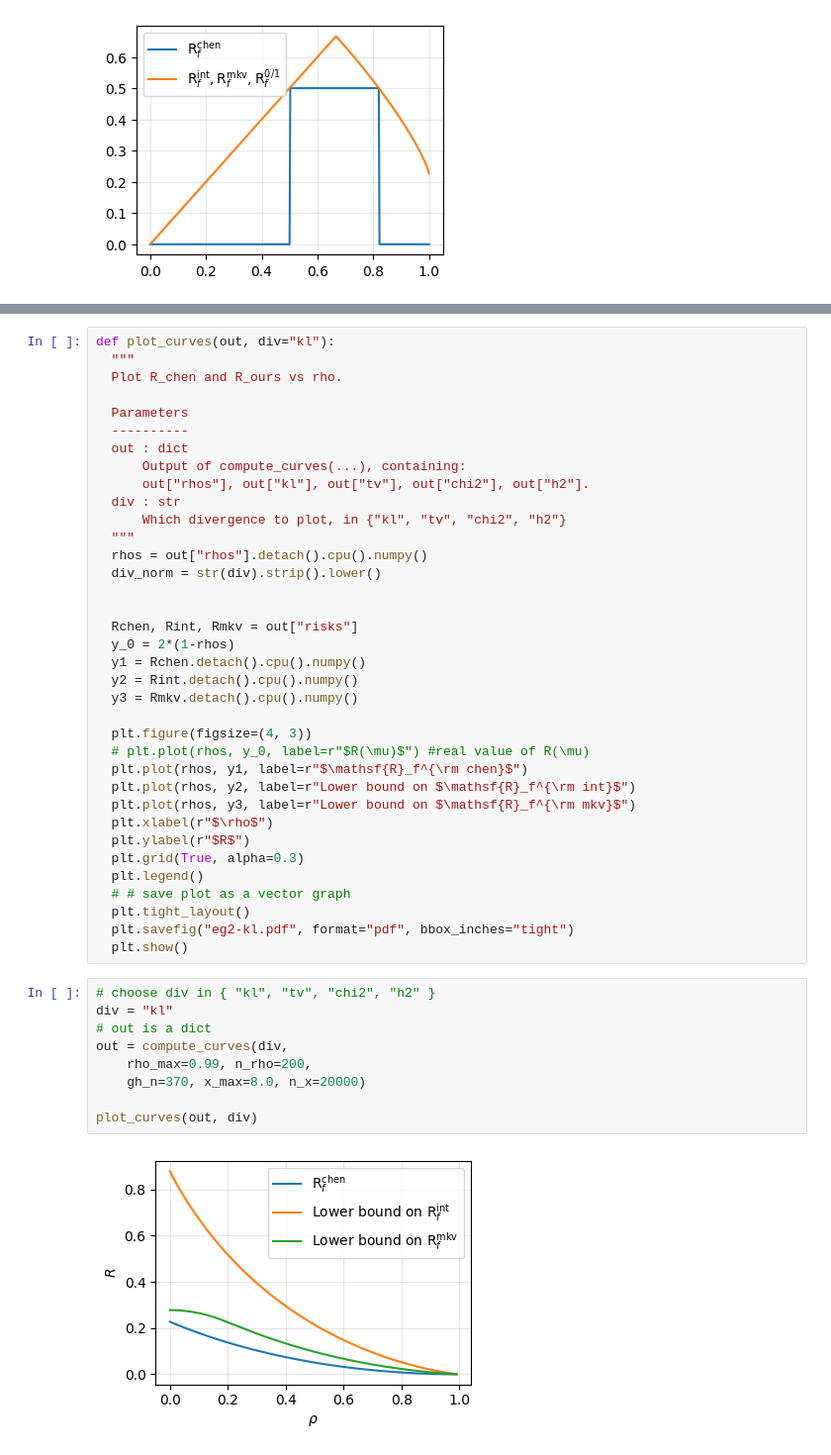
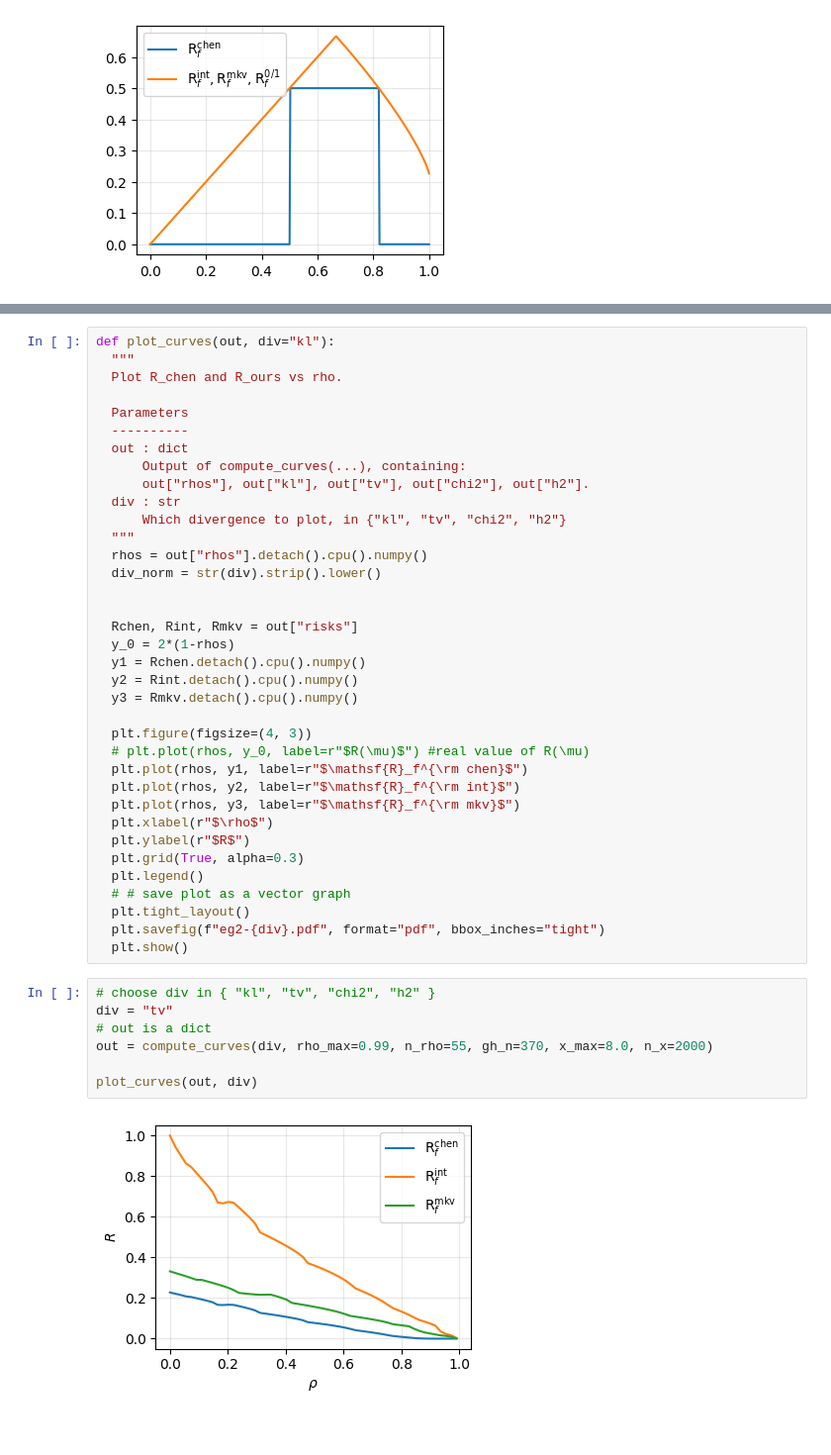
Before and after one commit to zhiyi-set/Compute-Risk-Lower-Bounds, a Jupyter notebook: ISIT.ipynb, the cells around one changed output, grey strips where cells are left out. Shown at 99% size. Cells and saved outputs as stored; diff of their text form.

```diff
--- a/ISIT.ipynb
+++ b/ISIT.ipynb
@@ -483,24 +516,22 @@ def plot_curves(out, div="kl"):
   plt.figure(figsize=(4, 3))
   # plt.plot(rhos, y_0, label=r"$R(\mu)$") #real value of R(\mu)
   plt.plot(rhos, y1, label=r"$\mathsf{R}_f^{\rm chen}$")
-  plt.plot(rhos, y2, label=r"Lower bound on $\mathsf{R}_f^{\rm int}$")
-  plt.plot(rhos, y3, label=r"Lower bound on $\mathsf{R}_f^{\rm mkv}$")
+  plt.plot(rhos, y2, label=r"$\mathsf{R}_f^{\rm int}$")
+  plt.plot(rhos, y3, label=r"$\mathsf{R}_f^{\rm mkv}$")
   plt.xlabel(r"$\rho$")
   plt.ylabel(r"$R$")
   plt.grid(True, alpha=0.3)
   plt.legend()
   # # save plot as a vector graph
   plt.tight_layout()
-  plt.savefig("eg2-kl.pdf", format="pdf", bbox_inches="tight")
+  plt.savefig(f"eg2-{div}.pdf", format="pdf", bbox_inches="tight")
   plt.show()
 # %%
 # choose div in { "kl", "tv", "chi2", "h2" }
-div = "kl"
+div = "tv"
 # out is a dict
-out = compute_curves(div,
-    rho_max=0.99, n_rho=200,
-    gh_n=370, x_max=8.0, n_x=20000)
+out = compute_curves(div, rho_max=0.99, n_rho=55, gh_n=370, x_max=8.0, n_x=2000)
 
 plot_curves(out, div)
 # %% [output]
-[figure, old version]
+[figure, new version]
```
Also changed, not shown: parts of 3 cells of this notebook.
